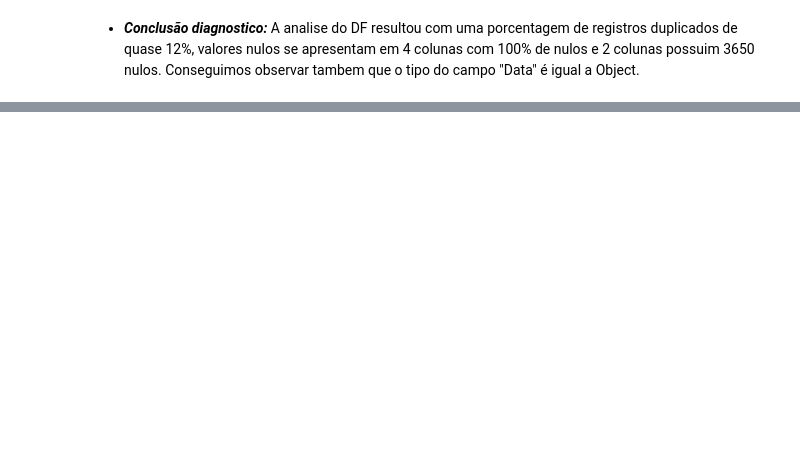
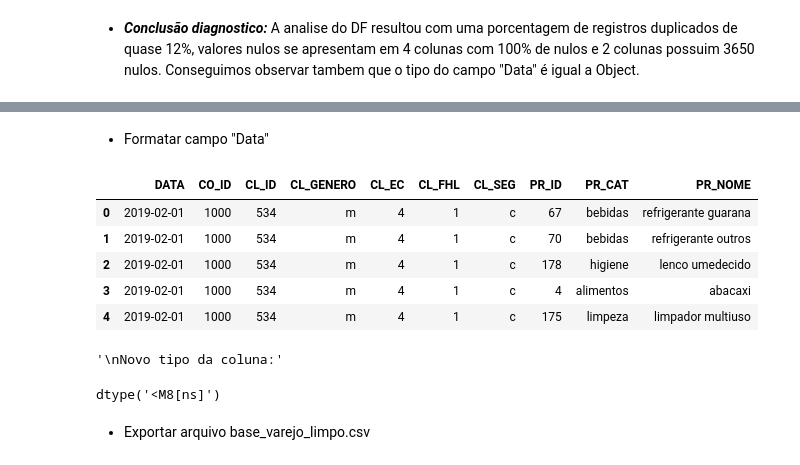
Before and after one commit to mmarkowsky/Miniprojeto_MaximilianoMarkowsky_T8, a Jupyter notebook: Modulo_1_Mini_Projeto_Avaliativo.ipynb, the cells around one changed output, grey strips where cells are left out. Saved outputs shown, nothing was run; the diff lists cells and outputs as text; code cells hidden in the pictures; blank space fills up the shorter version.

```diff
--- a/Modulo_1_Mini_Projeto_Avaliativo.ipynb
+++ b/Modulo_1_Mini_Projeto_Avaliativo.ipynb
@@ -272,0 +371,22 @@ Conseguimos observar tambem que o tipo do campo "Data" é igual a Object.
+# %% [markdown]
+* Formatar campo "Data"
+# %%
+df_varejo_limpo['DATA'] = pd.to_datetime(
+    df_varejo_limpo['DATA'],
+    format='%d/%m/%Y'
+)
+
+display(df_varejo_limpo.head(5))
+display("\nNovo tipo da coluna:")
+display(df_varejo_limpo['DATA'].dtypes)
+# %% [output]
+|  | DATA | CO_ID | CL_ID | CL_GENERO | CL_EC | CL_FHL | CL_SEG | PR_ID | PR_CAT | PR_NOME |
+| 0 | 2019-02-01 | 1000 | 534 | m | 4 | 1 | c | 67 | bebidas | refrigerante guarana |
+| 1 | 2019-02-01 | 1000 | 534 | m | 4 | 1 | c | 70 | bebidas | refrigerante outros |
+| 2 | 2019-02-01 | 1000 | 534 | m | 4 | 1 | c | 178 | higiene | lenco umedecido |
+| 3 | 2019-02-01 | 1000 | 534 | m | 4 | 1 | c | 4 | alimentos | abacaxi |
+| 4 | 2019-02-01 | 1000 | 534 | m | 4 | 1 | c | 175 | limpeza | limpador multiuso |
+'\nNovo tipo da coluna:'
+dtype('<M8[ns]')
+# %% [markdown]
+* Exportar arquivo base_varejo_limpo.csv
```
Also changed, not shown: parts of 14 cells of this notebook.
